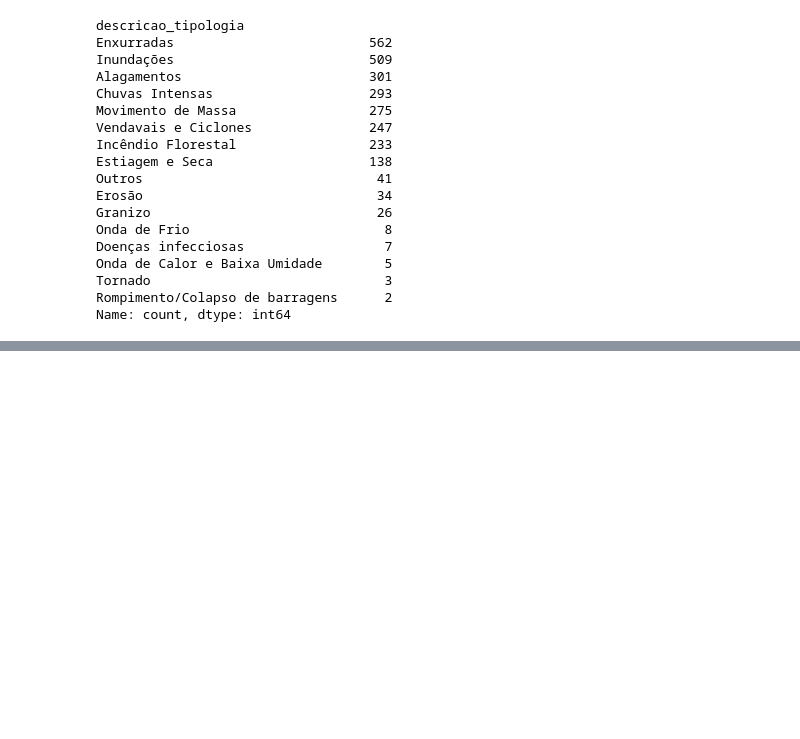
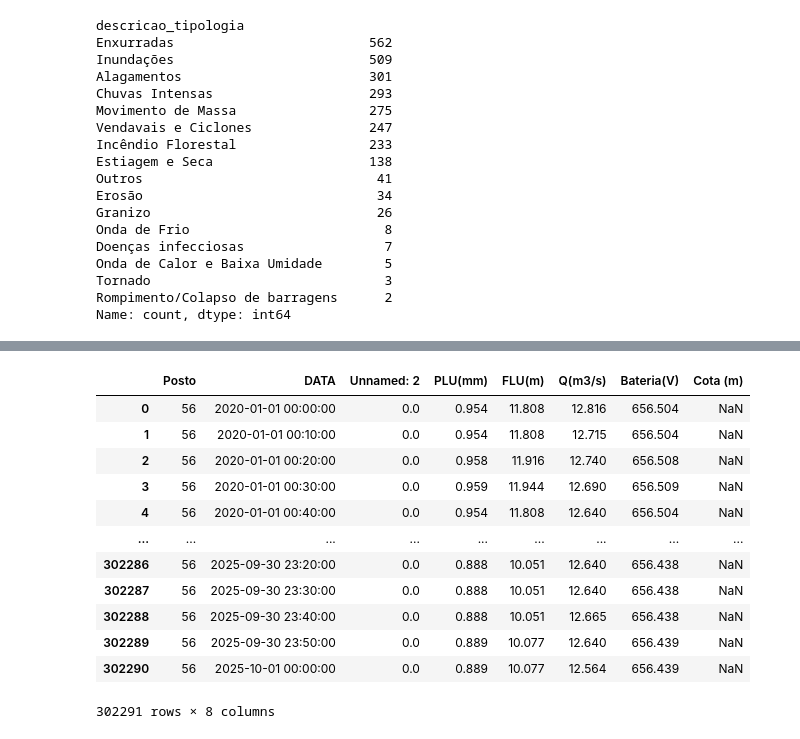
Before and after one commit to JoaoKleber0fficial/SAISP_Project, a Jupyter notebook: Municipios_SP.ipynb, the cells around one changed output, grey strips where cells are left out. Drawn from its saved outputs; the diff is of its cells as text; code cells hidden in the pictures; blank space fills up the shorter version.

```diff
--- a/Municipios_SP.ipynb
+++ b/Municipios_SP.ipynb
@@ -94,0 +134,9 @@ TypeError: Cannot perform 'rand_' with a dtyped [object] array and scalar of typ
+# %%
+df_Rio_Atibaia_2020 = pd.read_csv('./Dados_SAISP/dados_202001010000_P56_Rio_Atibaia_Capta__o_Valinhos__D3_051T_3D_007T__202001010000.csv')
+df_Rio_Atibaia_2022 = pd.read_csv('./Dados_SAISP/dados_202201010010_P56_Rio_Atibaia_Capta__o_Valinhos__D3_051T_3D_007T__202201010010.csv')
+df_Rio_Atibaia_2024 = pd.read_csv('./Dados_SAISP/dados_202401010010_P56_Rio_Atibaia_Capta__o_Valinhos__D3_051T_3D_007T__202401010010.csv')
+
+
+print(f'Tabela 1: {df_Rio_Atibaia_2020.columns}')
+print(f'Tabela 2: {df_Rio_Atibaia_2022.head()}')
+print(f'Tabela 3: {df_Rio_Atibaia_2024.tail()}')
@@ -94,0 +161,18 @@ TypeError: Cannot perform 'rand_' with a dtyped [object] array and scalar of typ
+# %%
+df_Rio_Atibaia = pd.concat([df_Rio_Atibaia_2020, df_Rio_Atibaia_2022, df_Rio_Atibaia_2024], ignore_index=True, join="inner")
+
+df_Rio_Atibaia
+# %% [output]
+|  | Posto | DATA | Unnamed: 2 | PLU(mm) | FLU(m) | Q(m3/s) | Bateria(V) | Cota (m) |
+| 0 | 56 | 2020-01-01 00:00:00 | 0.0 | 0.954 | 11.808 | 12.816 | 656.504 | NaN |
+| 1 | 56 | 2020-01-01 00:10:00 | 0.0 | 0.954 | 11.808 | 12.715 | 656.504 | NaN |
+| 2 | 56 | 2020-01-01 00:20:00 | 0.0 | 0.958 | 11.916 | 12.740 | 656.508 | NaN |
+| 3 | 56 | 2020-01-01 00:30:00 | 0.0 | 0.959 | 11.944 | 12.690 | 656.509 | NaN |
+| 4 | 56 | 2020-01-01 00:40:00 | 0.0 | 0.954 | 11.808 | 12.640 | 656.504 | NaN |
+| ... | ... | ... | ... | ... | ... | ... | ... | ... |
+| 302286 | 56 | 2025-09-30 23:20:00 | 0.0 | 0.888 | 10.051 | 12.640 | 656.438 | NaN |
+| 302287 | 56 | 2025-09-30 23:30:00 | 0.0 | 0.888 | 10.051 | 12.640 | 656.438 | NaN |
+| 302288 | 56 | 2025-09-30 23:40:00 | 0.0 | 0.888 | 10.051 | 12.665 | 656.438 | NaN |
+| 302289 | 56 | 2025-09-30 23:50:00 | 0.0 | 0.889 | 10.077 | 12.640 | 656.439 | NaN |
+| 302290 | 56 | 2025-10-01 00:00:00 | 0.0 | 0.889 | 10.077 | 12.564 | 656.439 | NaN |
+302291 rows × 8 columns
```
Also changed, not shown: parts of 11 cells of this notebook, 41 other files.
